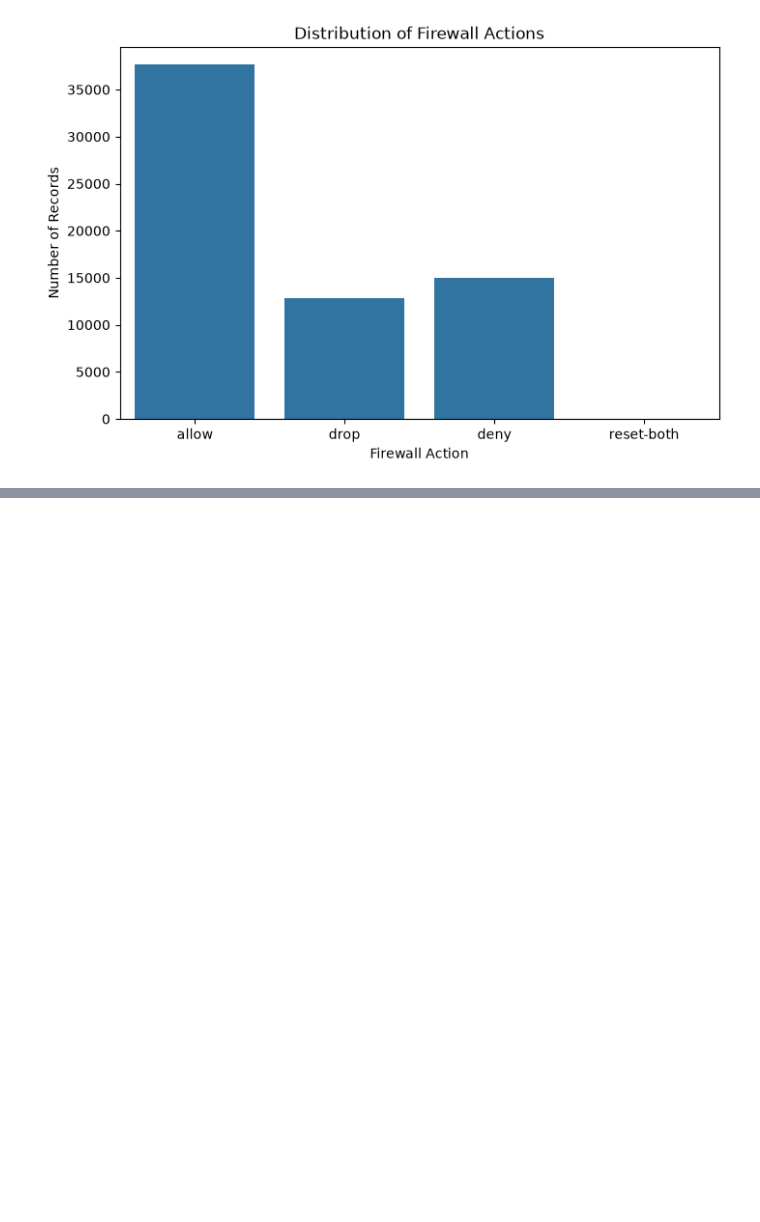
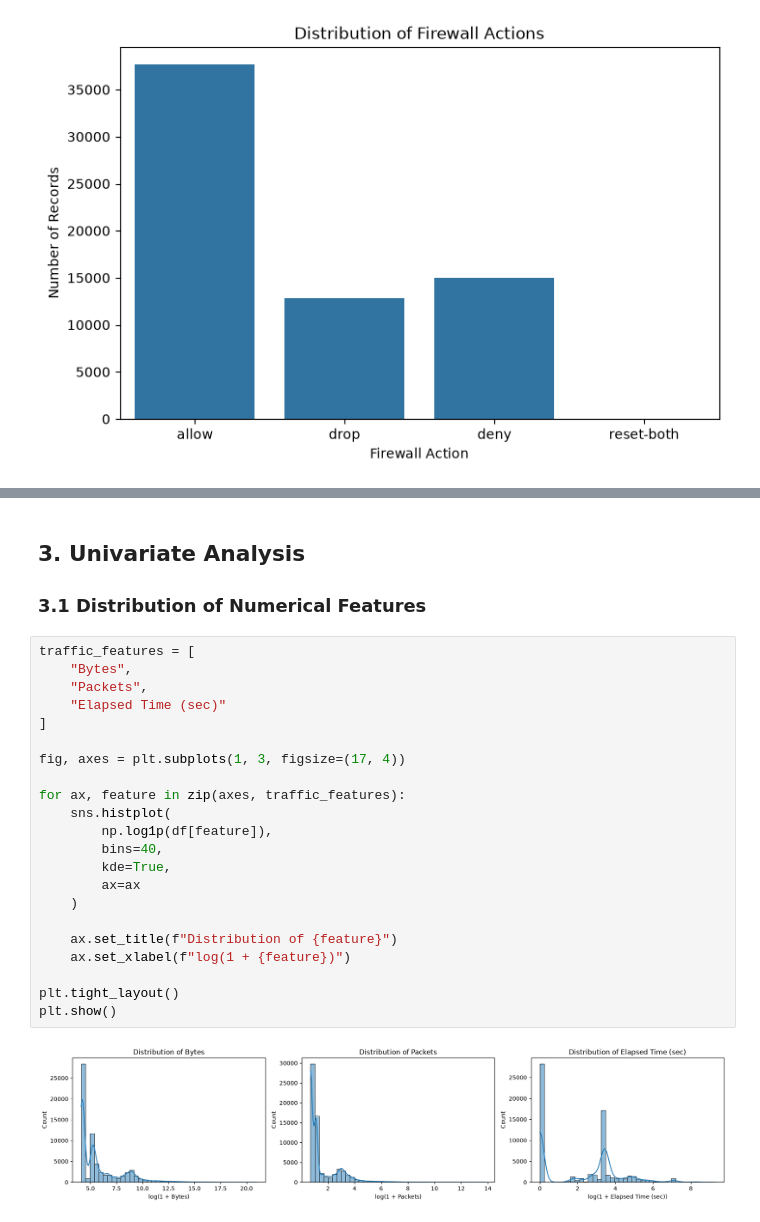
Before and after one commit to RSD-022/Firewall-Traffic-Analyzer, a Jupyter notebook: notebooks/01_eda_and_cleaning.ipynb, the cells around one changed output, grey strips where cells are left out. Cells and saved outputs as stored; diff of their text form; blank space fills up the shorter version.

Commit message:
Complete firewall EDA and statistical analysis

```diff
--- a/notebooks/01_eda_and_cleaning.ipynb
+++ b/notebooks/01_eda_and_cleaning.ipynb
@@ -80,0 +185,28 @@ plt.show()
+# %% [markdown]
+## 3. Univariate Analysis
+
+### 3.1 Distribution of Numerical Features
+# %%
+traffic_features = [
+    "Bytes",
+    "Packets",
+    "Elapsed Time (sec)"
+]
+
+fig, axes = plt.subplots(1, 3, figsize=(17, 4))
+
+for ax, feature in zip(axes, traffic_features):
+    sns.histplot(
+        np.log1p(df[feature]),
+        bins=40,
+        kde=True,
+        ax=ax
+    )
+
+    ax.set_title(f"Distribution of {feature}")
+    ax.set_xlabel(f"log(1 + {feature})")
+
+plt.tight_layout()
+plt.show()
+# %% [output]
+[figure, added]
```
Also changed, not shown: parts of 29 cells of this notebook.
